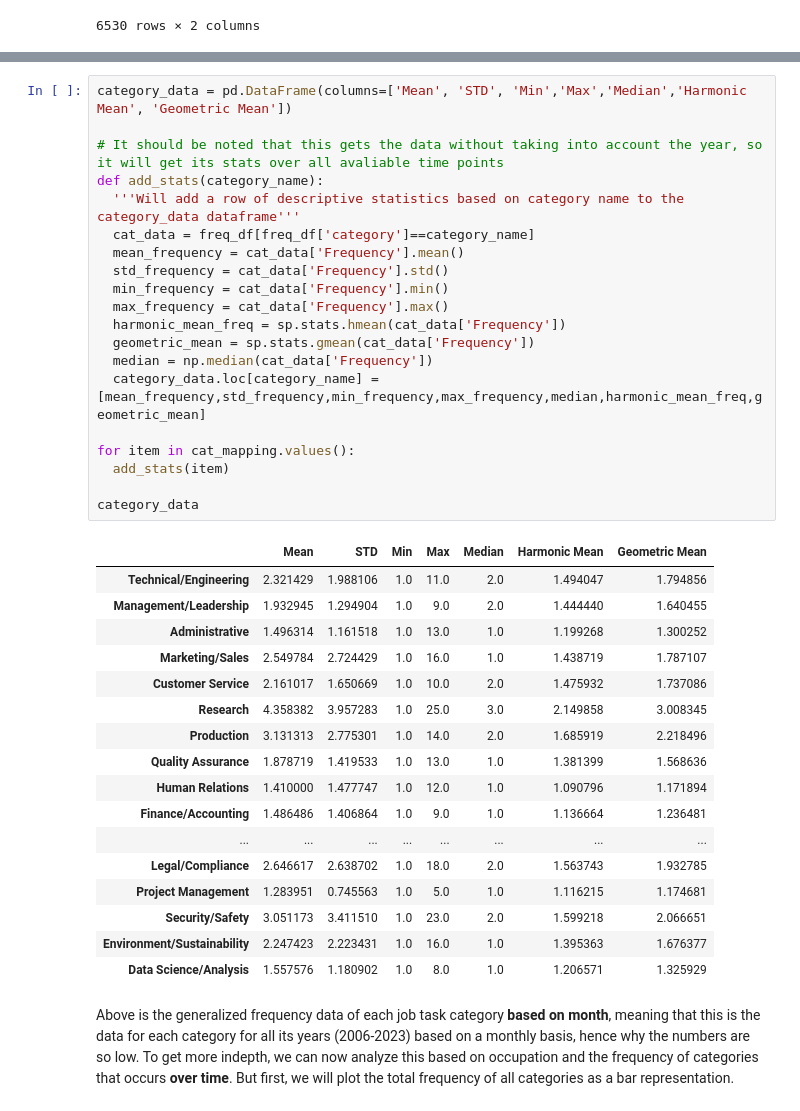
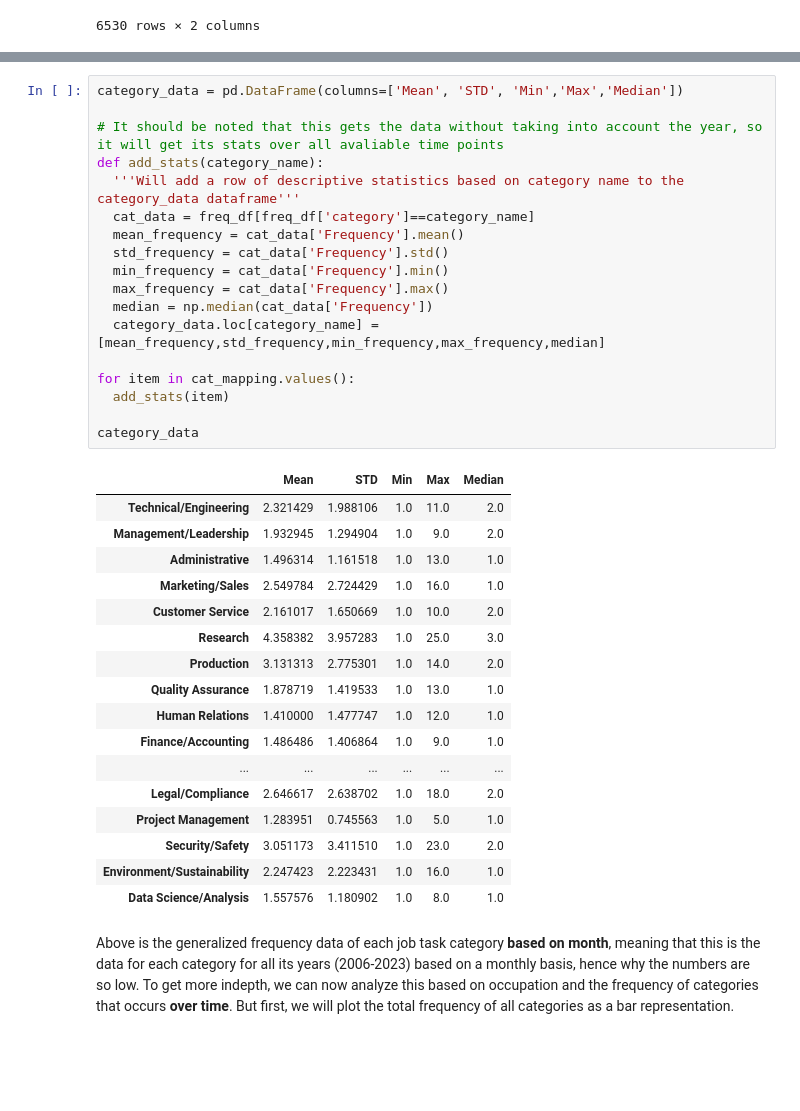
Before and after one commit to Josh-Hiz/Job-Task-Analysis, a Jupyter notebook: TaskAnalysis.ipynb, the cells around one changed output, grey strips where cells are left out. Drawn from its saved outputs; the diff is of its cells as text; blank space fills up the shorter version.

Commit message:
Update generated data

```diff
--- a/TaskAnalysis.ipynb
+++ b/TaskAnalysis.ipynb
@@ -392,41 +428,39 @@ We will start by calculating its descriptive statistics for each data point, we
 # %%
-category_data = pd.DataFrame(columns=['Mean', 'STD', 'Min','Max','Median','Harmonic Mean', 'Geometric Mean'])
+category_data = pd.DataFrame(columns=['Mean', 'STD', 'Min','Max','Median'])
 
 # It should be noted that this gets the data without taking into account the year, so it will get its stats over all avaliable time points
 def add_stats(category_name):
   '''Will add a row of descriptive statistics based on category name to the category_data dataframe'''
   cat_data = freq_df[freq_df['category']==category_name]
   mean_frequency = cat_data['Frequency'].mean()
   std_frequency = cat_data['Frequency'].std()
   min_frequency = cat_data['Frequency'].min()
   max_frequency = cat_data['Frequency'].max()
-  harmonic_mean_freq = sp.stats.hmean(cat_data['Frequency'])
-  geometric_mean = sp.stats.gmean(cat_data['Frequency'])
   median = np.median(cat_data['Frequency'])
-  category_data.loc[category_name] = [mean_frequency,std_frequency,min_frequency,max_frequency,median,harmonic_mean_freq,geometric_mean]
+  category_data.loc[category_name] = [mean_frequency,std_frequency,min_frequency,max_frequency,median]
 
 for item in cat_mapping.values():
   add_stats(item)
 
 category_data
 # %% [output]
-|  | Mean | STD | Min | Max | Median | Harmonic Mean | Geometric Mean |
-| Technical/Engineering | 2.321429 | 1.988106 | 1.0 | 11.0 | 2.0 | 1.494047 | 1.794856 |
-| Management/Leadership | 1.932945 | 1.294904 | 1.0 | 9.0 | 2.0 | 1.444440 | 1.640455 |
-| Administrative | 1.496314 | 1.161518 | 1.0 | 13.0 | 1.0 | 1.199268 | 1.300252 |
-| Marketing/Sales | 2.549784 | 2.724429 | 1.0 | 16.0 | 1.0 | 1.438719 | 1.787107 |
-| Customer Service | 2.161017 | 1.650669 | 1.0 | 10.0 | 2.0 | 1.475932 | 1.737086 |
-| Research | 4.358382 | 3.957283 | 1.0 | 25.0 | 3.0 | 2.149858 | 3.008345 |
-| Production | 3.131313 | 2.775301 | 1.0 | 14.0 | 2.0 | 1.685919 | 2.218496 |
-| Quality Assurance | 1.878719 | 1.419533 | 1.0 | 13.0 | 1.0 | 1.381399 | 1.568636 |
-| Human Relations | 1.410000 | 1.477747 | 1.0 | 12.0 | 1.0 | 1.090796 | 1.171894 |
-| Finance/Accounting | 1.486486 | 1.406864 | 1.0 | 9.0 | 1.0 | 1.136664 | 1.236481 |
-| ... | ... | ... | ... | ... | ... | ... | ... |
-| Legal/Compliance | 2.646617 | 2.638702 | 1.0 | 18.0 | 2.0 | 1.563743 | 1.932785 |
-| Project Management | 1.283951 | 0.745563 | 1.0 | 5.0 | 1.0 | 1.116215 | 1.174681 |
-| Security/Safety | 3.051173 | 3.411510 | 1.0 | 23.0 | 2.0 | 1.599218 | 2.066651 |
-| Environment/Sustainability | 2.247423 | 2.223431 | 1.0 | 16.0 | 1.0 | 1.395363 | 1.676377 |
-| Data Science/Analysis | 1.557576 | 1.180902 | 1.0 | 8.0 | 1.0 | 1.206571 | 1.325929 |
+|  | Mean | STD | Min | Max | Median |
+| Technical/Engineering | 2.321429 | 1.988106 | 1.0 | 11.0 | 2.0 |
+| Management/Leadership | 1.932945 | 1.294904 | 1.0 | 9.0 | 2.0 |
+| Administrative | 1.496314 | 1.161518 | 1.0 | 13.0 | 1.0 |
+| Marketing/Sales | 2.549784 | 2.724429 | 1.0 | 16.0 | 1.0 |
+| Customer Service | 2.161017 | 1.650669 | 1.0 | 10.0 | 2.0 |
+| Research | 4.358382 | 3.957283 | 1.0 | 25.0 | 3.0 |
+| Production | 3.131313 | 2.775301 | 1.0 | 14.0 | 2.0 |
+| Quality Assurance | 1.878719 | 1.419533 | 1.0 | 13.0 | 1.0 |
+| Human Relations | 1.410000 | 1.477747 | 1.0 | 12.0 | 1.0 |
+| Finance/Accounting | 1.486486 | 1.406864 | 1.0 | 9.0 | 1.0 |
+| ... | ... | ... | ... | ... | ... |
+| Legal/Compliance | 2.646617 | 2.638702 | 1.0 | 18.0 | 2.0 |
+| Project Management | 1.283951 | 0.745563 | 1.0 | 5.0 | 1.0 |
+| Security/Safety | 3.051173 | 3.411510 | 1.0 | 23.0 | 2.0 |
+| Environment/Sustainability | 2.247423 | 2.223431 | 1.0 | 16.0 | 1.0 |
+| Data Science/Analysis | 1.557576 | 1.180902 | 1.0 | 8.0 | 1.0 |
 # %% [markdown]
 Above is the generalized frequency data of each job task category **based on month**, meaning that this is the data for each category for all its years (2006-2023) based on a monthly basis, hence why the numbers are so low. To get more indepth, we can now analyze this based on occupation and the frequency of categories that occurs **over time**. But first, we will plot the total frequency of all categories as a bar representation.
 # %%
```
Also changed, not shown: parts of 29 cells of this notebook, 4 other files.
